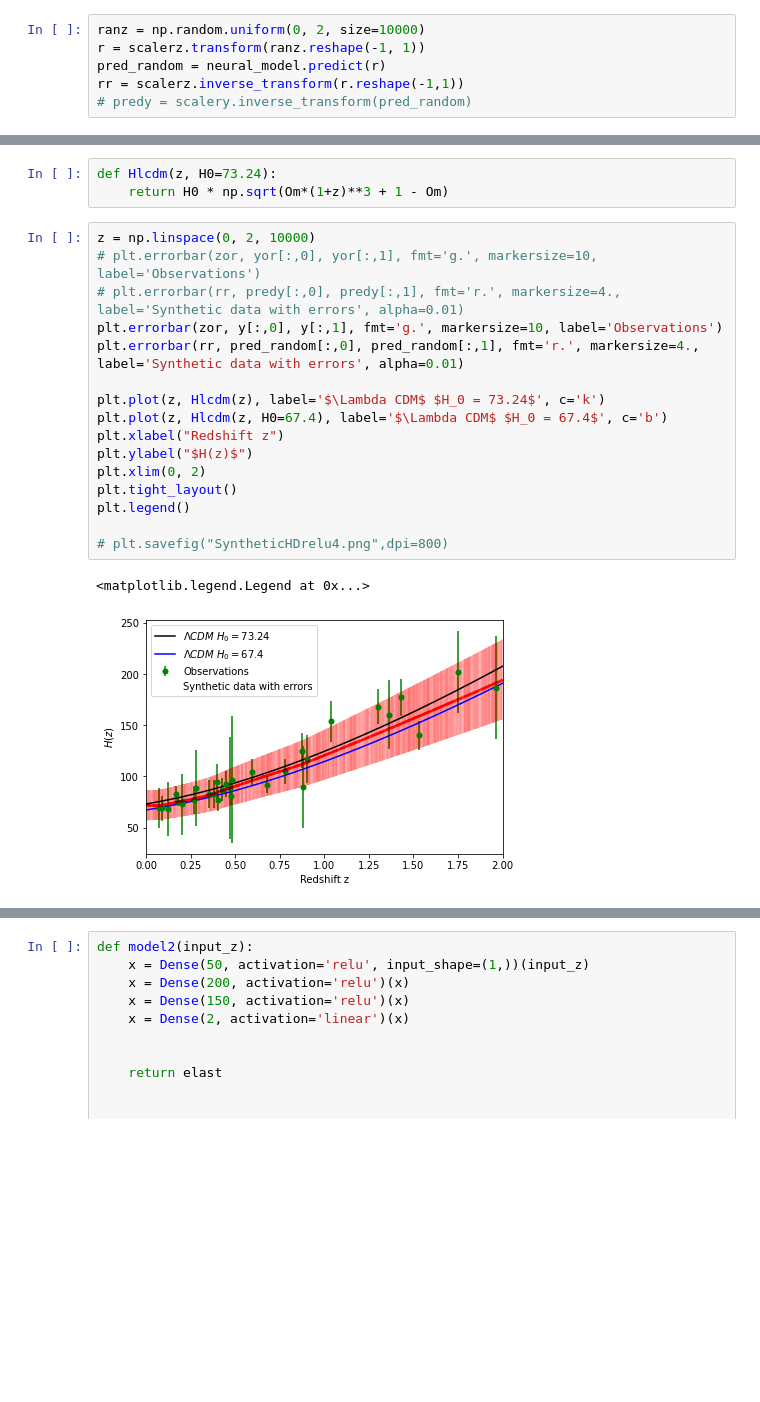
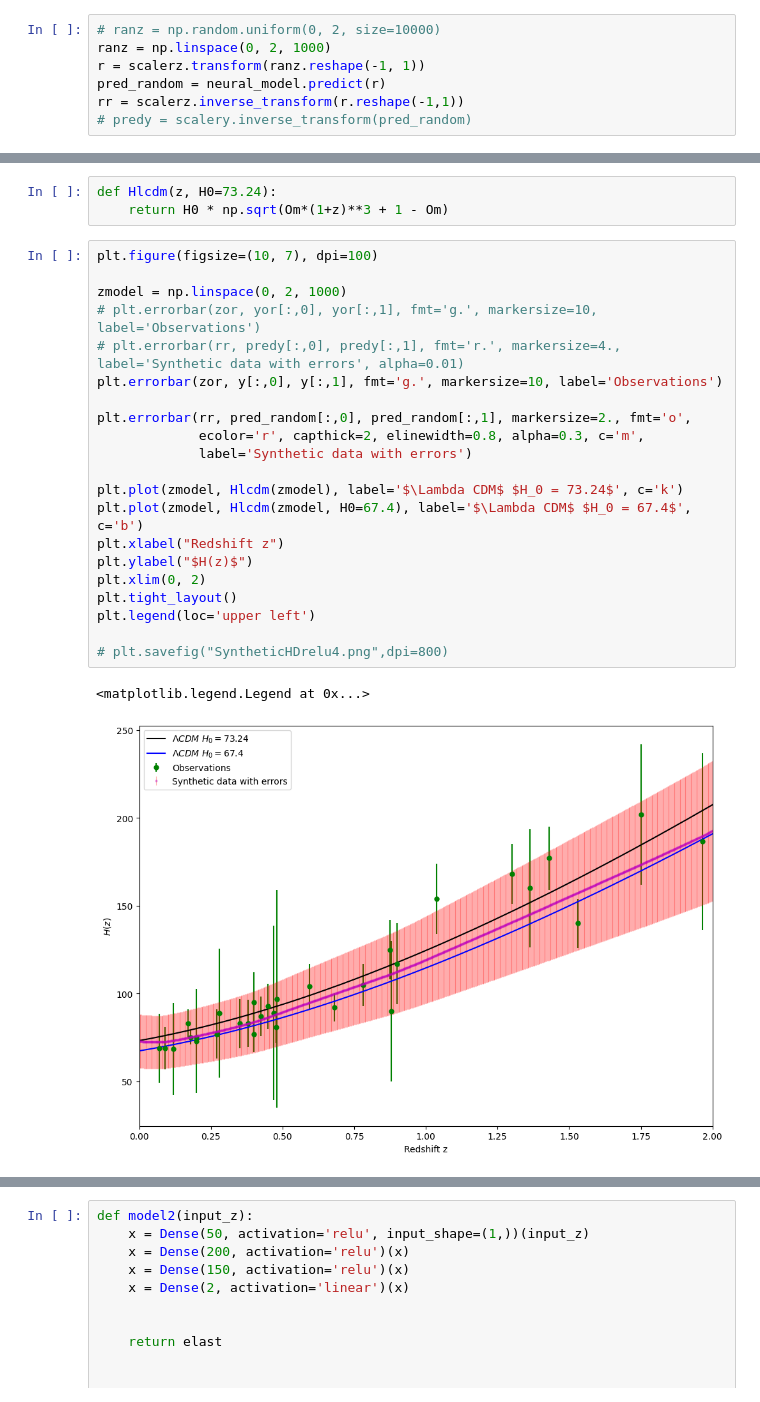
Before and after one commit to igomezv/neuralCosmoReconstruction, a Jupyter notebook: notebooks/ANN Hz.ipynb, the cells around one changed output, grey strips where cells are left out. Saved outputs shown, nothing was run; the diff lists cells and outputs as text; blank space fills up the shorter version.

```diff
--- a/notebooks/ANN Hz.ipynb
+++ b/notebooks/ANN Hz.ipynb
@@ -202,7 +202,8 @@ array([[ 90.0835  ,  18.37242 ],
 zor = scalerz.inverse_transform(z.reshape(-1,1))
 # yor = scalery.inverse_transform(y)
 # %%
-ranz = np.random.uniform(0, 2, size=10000)
+# ranz = np.random.uniform(0, 2, size=10000)
+ranz = np.linspace(0, 2, 1000)
 r = scalerz.transform(ranz.reshape(-1, 1))
 pred_random = neural_model.predict(r)
 rr = scalerz.inverse_transform(r.reshape(-1,1))
@@ -227,24 +231,29 @@ Om = 0.27
 def Hlcdm(z, H0=73.24):
     return H0 * np.sqrt(Om*(1+z)**3 + 1 - Om)
 # %%
-z = np.linspace(0, 2, 10000)
+plt.figure(figsize=(10, 7), dpi=100)
+
+zmodel = np.linspace(0, 2, 1000)
 # plt.errorbar(zor, yor[:,0], yor[:,1], fmt='g.', markersize=10, label='Observations')
 # plt.errorbar(rr, predy[:,0], predy[:,1], fmt='r.', markersize=4., label='Synthetic data with errors', alpha=0.01)
 plt.errorbar(zor, y[:,0], y[:,1], fmt='g.', markersize=10, label='Observations')
-plt.errorbar(rr, pred_random[:,0], pred_random[:,1], fmt='r.', markersize=4., label='Synthetic data with errors', alpha=0.01)
 
-plt.plot(z, Hlcdm(z), label='$\Lambda CDM$ $H_0 = 73.24$', c='k')
-plt.plot(z, Hlcdm(z, H0=67.4), label='$\Lambda CDM$ $H_0 = 67.4$', c='b')
+plt.errorbar(rr, pred_random[:,0], pred_random[:,1], markersize=2., fmt='o',
+             ecolor='r', capthick=2, elinewidth=0.8, alpha=0.3, c='m',
+             label='Synthetic data with errors')
+
+plt.plot(zmodel, Hlcdm(zmodel), label='$\Lambda CDM$ $H_0 = 73.24$', c='k')
+plt.plot(zmodel, Hlcdm(zmodel, H0=67.4), label='$\Lambda CDM$ $H_0 = 67.4$', c='b')
 plt.xlabel("Redshift z")
 plt.ylabel("$H(z)$")
 plt.xlim(0, 2)
 plt.tight_layout()
-plt.legend()
+plt.legend(loc='upper left')
 
 # plt.savefig("SyntheticHDrelu4.png",dpi=800)
 # %% [output]
 <matplotlib.legend.Legend at 0x...>
-[figure, old version]
+[figure, new version]
 # %%
 pred_random.shape, r.shape
 # %% [output]
```
Also changed, not shown: parts of 22 cells of this notebook.
